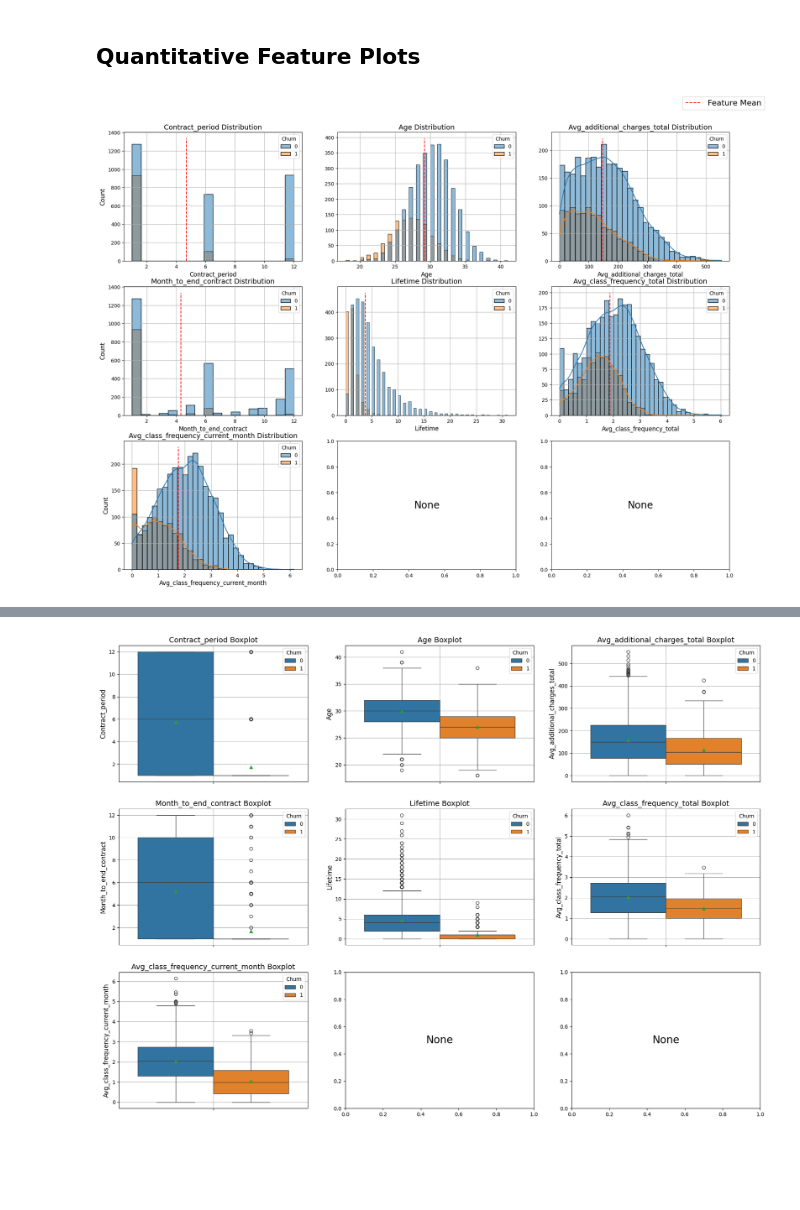
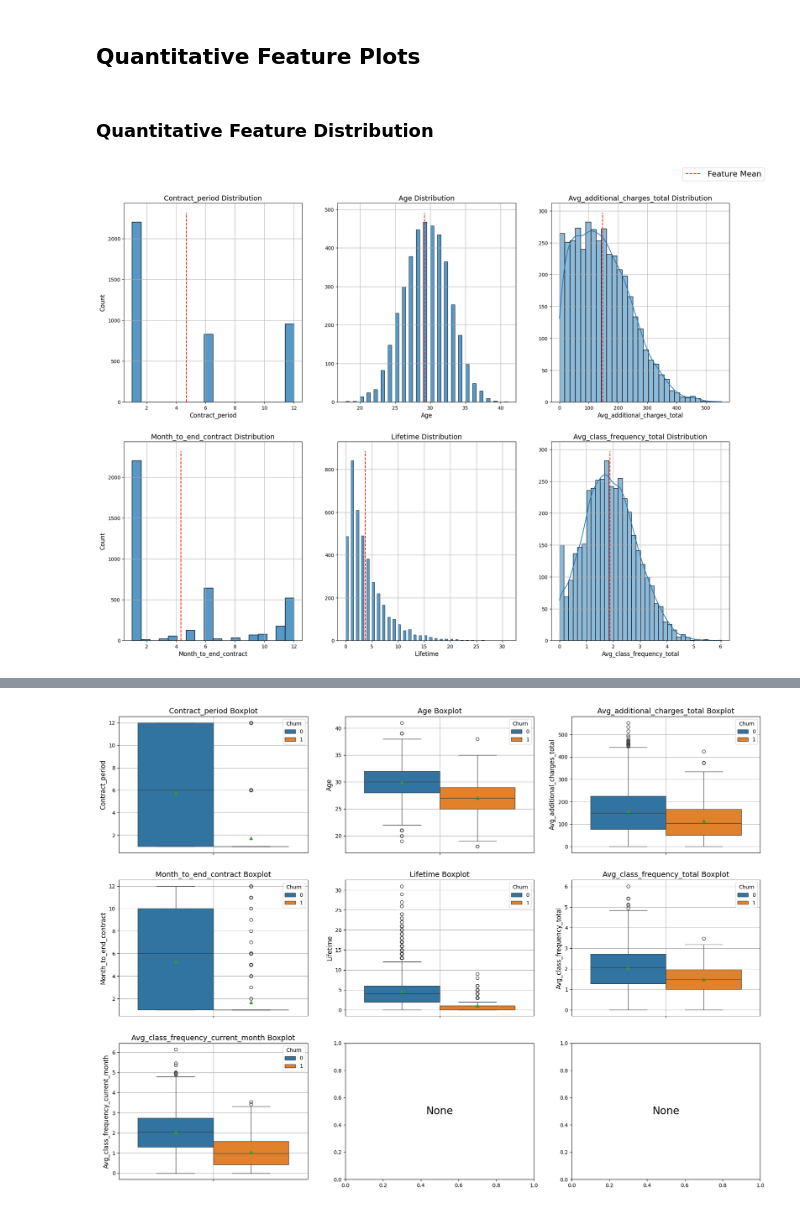
Before and after one commit to kennethwirjadisastra/customer_churn, a Jupyter notebook: gym_churn_eda.ipynb, the cells around one changed output, grey strips where cells are left out. Saved outputs shown, nothing was run; the diff lists cells and outputs as text; code cells hidden in the pictures; blank space fills up the shorter version.

Commit message:
plot feature distributions

```diff
--- a/gym_churn_eda.ipynb
+++ b/gym_churn_eda.ipynb
@@ -295,9 +271,11 @@ def plot_bar(df, figsize, nrows=None, ncols=None, relative=False):
 # %% [markdown]
 ## Quantitative Feature Plots
+# %% [markdown]
+### Quantitative Feature Distribution
 # %%
-fig, ax = plot_hist(df[quantitative_cols+['Churn']], figsize=(22,16))
+fig, ax = plot_hist(df[quantitative_cols], figsize=(22,16))
 handle, label = ax[0].get_legend_handles_labels()
 fig.legend(handle, label, fontsize=16, bbox_to_anchor=(0.95,0.95))
 plt.show()
 # %% [output]
-[figure, old version]
+[figure, new version]
```
Also changed, not shown: parts of 10 cells of this notebook.
